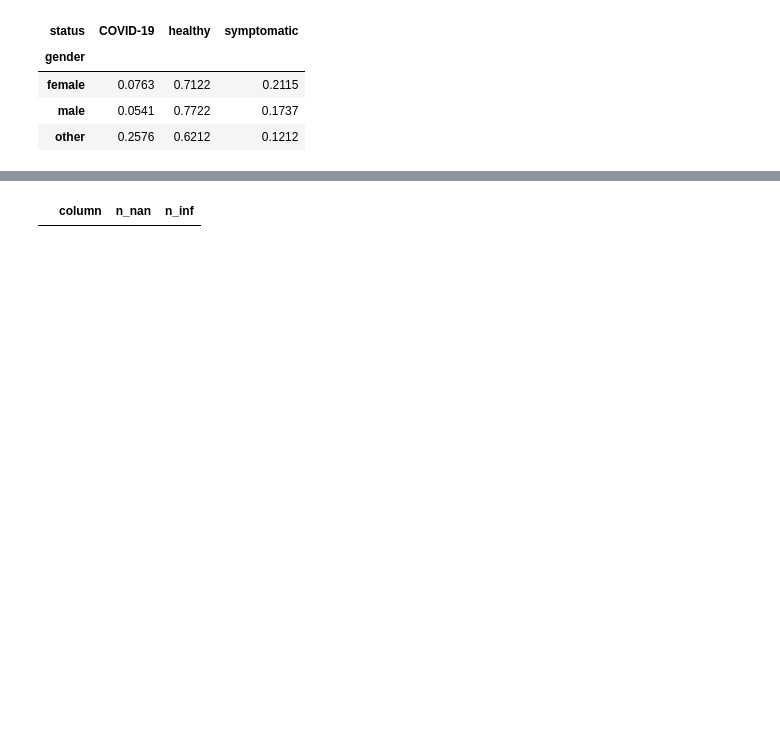
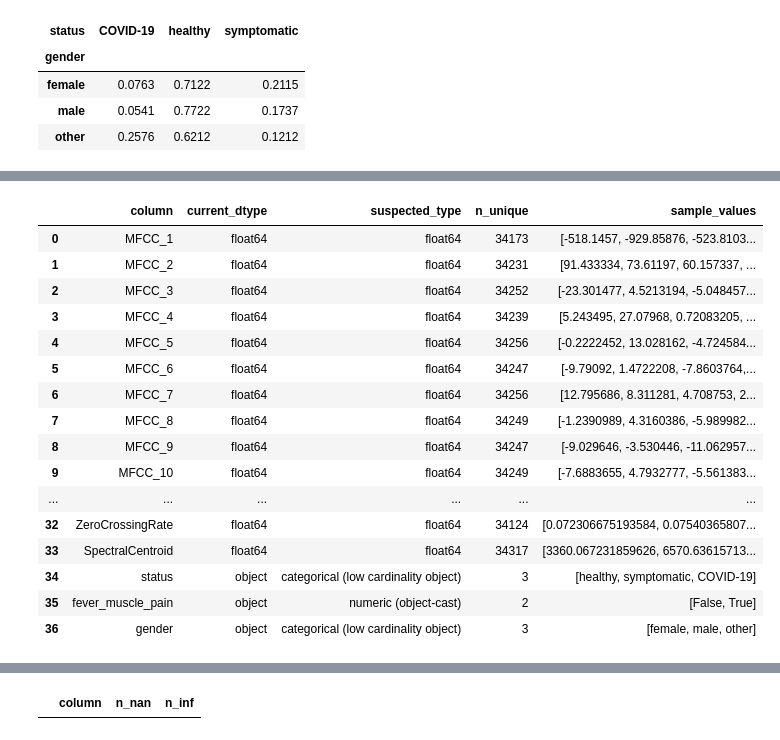
Before and after one commit to asnkunv/respiratory-disease-screening, a Jupyter notebook: notebooks/01_exploration.ipynb, the cells around one changed output, grey strips where cells are left out. Drawn from its saved outputs; the diff is of its cells as text; code cells hidden in the pictures; blank space fills up the shorter version.

```diff
--- a/notebooks/01_exploration.ipynb
+++ b/notebooks/01_exploration.ipynb
@@ -220,0 +314,20 @@ demo_results.get("gender")
+# %%
+dtype_audit(coughvid_extr_features_df)
+# %% [output]
+|  | column | current_dtype | suspected_type | n_unique | sample_values |
+| 0 | MFCC_1 | float64 | float64 | 34173 | [-518.1457, -929.85876, -523.8103... |
+| 1 | MFCC_2 | float64 | float64 | 34231 | [91.433334, 73.61197, 60.157337, ... |
+| 2 | MFCC_3 | float64 | float64 | 34252 | [-23.301477, 4.5213194, -5.048457... |
+| 3 | MFCC_4 | float64 | float64 | 34239 | [5.243495, 27.07968, 0.72083205, ... |
+| 4 | MFCC_5 | float64 | float64 | 34256 | [-0.2222452, 13.028162, -4.724584... |
+| 5 | MFCC_6 | float64 | float64 | 34247 | [-9.79092, 1.4722208, -7.8603764,... |
+| 6 | MFCC_7 | float64 | float64 | 34256 | [12.795686, 8.311281, 4.708753, 2... |
+| 7 | MFCC_8 | float64 | float64 | 34249 | [-1.2390989, 4.3160386, -5.989982... |
+| 8 | MFCC_9 | float64 | float64 | 34247 | [-9.029646, -3.530446, -11.062957... |
+| 9 | MFCC_10 | float64 | float64 | 34249 | [-7.6883655, 4.7932777, -5.561383... |
+| ... | ... | ... | ... | ... | ... |
+| 32 | ZeroCrossingRate | float64 | float64 | 34124 | [0.072306675193584, 0.07540365807... |
+| 33 | SpectralCentroid | float64 | float64 | 34317 | [3360.067231859626, 6570.63615713... |
+| 34 | status | object | categorical (low cardinality object) | 3 | [healthy, symptomatic, COVID-19] |
+| 35 | fever_muscle_pain | object | numeric (object-cast) | 2 | [False, True] |
+| 36 | gender | object | categorical (low cardinality object) | 3 | [female, male, other] |
```
Also changed, not shown: parts of 52 cells of this notebook, 1 other file.
